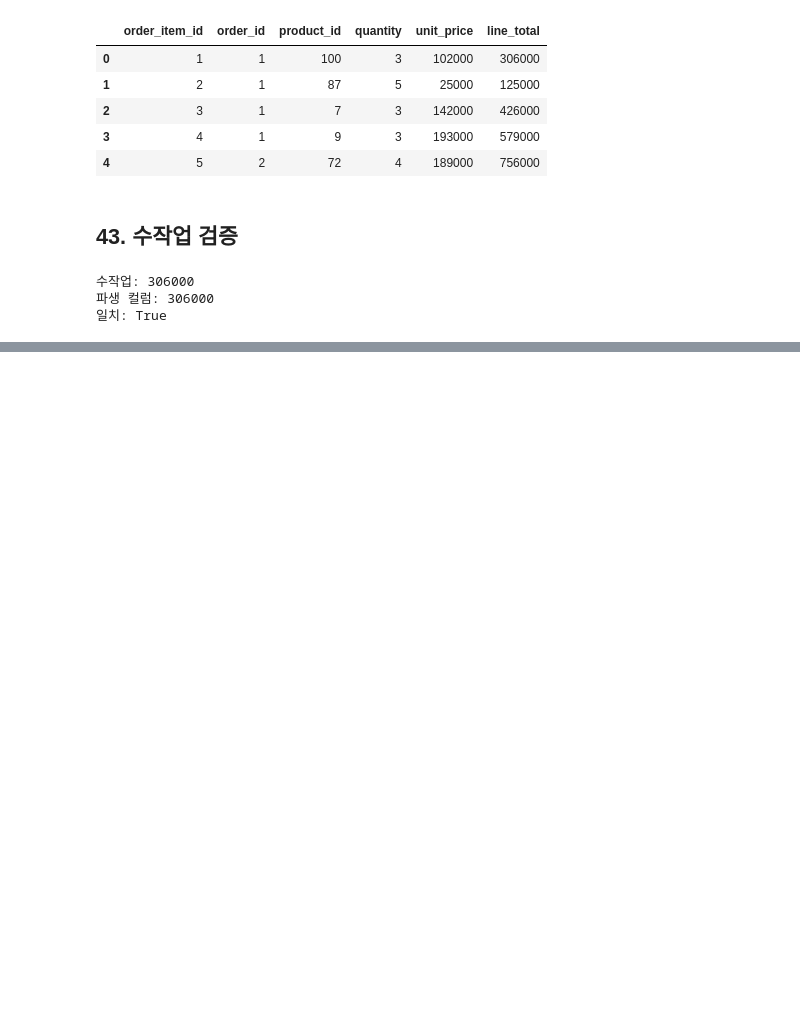
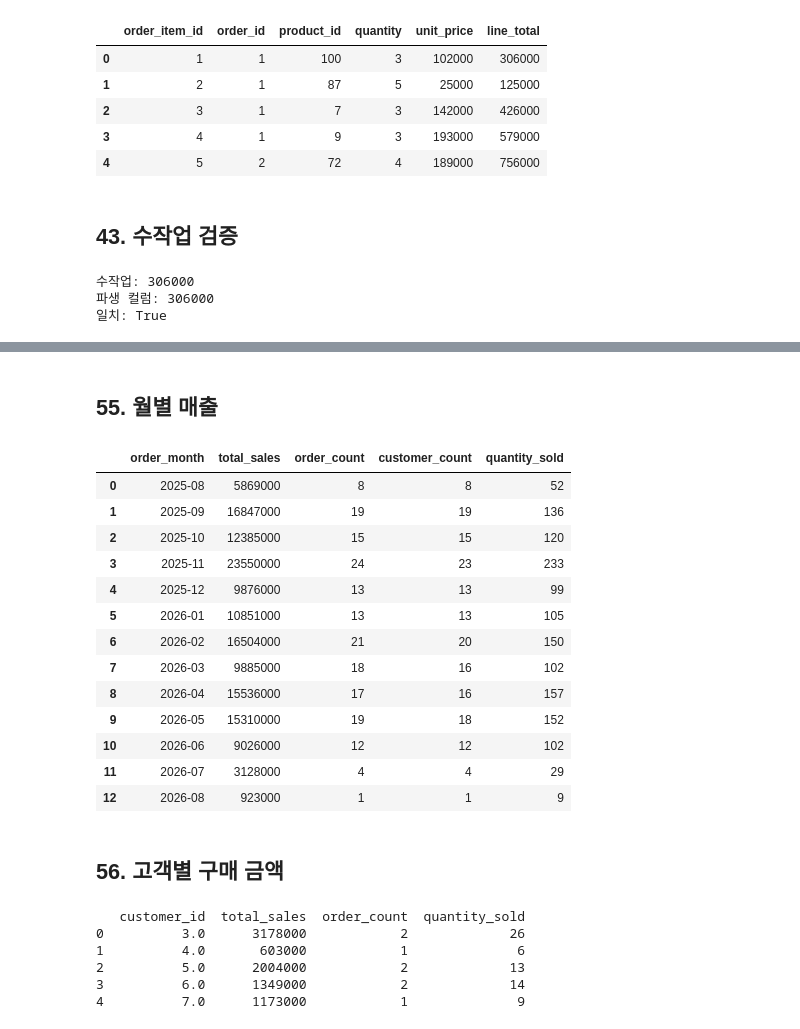
Before and after one commit to sangjae-lee97/data-analysis-course, a Jupyter notebook: notebooks/ch04_pandas_basic.ipynb, the cells around one changed output, grey strips where cells are left out. Saved outputs shown, nothing was run; the diff lists cells and outputs as text; code cells hidden in the pictures; blank space fills up the shorter version.

```diff
--- a/notebooks/ch04_pandas_basic.ipynb
+++ b/notebooks/ch04_pandas_basic.ipynb
@@ -300,0 +649,44 @@ print("일치:", expected == actual)
+# %% [markdown]
+## 55. 월별 매출
+# %%
+
+monthly_sales = (
+
+    completed_items
+
+    .groupby("order_month", as_index=False)
+
+    .agg(
+
+        total_sales=("line_total", "sum"),
+
+        order_count=("order_id", "nunique"),
+
+        customer_count=("customer_id", "nunique"),
+
+        quantity_sold=("quantity", "sum"),
+
+    )
+
+    .sort_values("order_month")
+
+)
+
+display(monthly_sales)
+# %% [output]
+|  | order_month | total_sales | order_count | customer_count | quantity_sold |
+| 0 | 2025-08 | 5869000 | 8 | 8 | 52 |
+| 1 | 2025-09 | 16847000 | 19 | 19 | 136 |
+| 2 | 2025-10 | 12385000 | 15 | 15 | 120 |
+| 3 | 2025-11 | 23550000 | 24 | 23 | 233 |
+| 4 | 2025-12 | 9876000 | 13 | 13 | 99 |
+| 5 | 2026-01 | 10851000 | 13 | 13 | 105 |
+| 6 | 2026-02 | 16504000 | 21 | 20 | 150 |
+| 7 | 2026-03 | 9885000 | 18 | 16 | 102 |
+| 8 | 2026-04 | 15536000 | 17 | 16 | 157 |
+| 9 | 2026-05 | 15310000 | 19 | 18 | 152 |
+| 10 | 2026-06 | 9026000 | 12 | 12 | 102 |
+| 11 | 2026-07 | 3128000 | 4 | 4 | 29 |
+| 12 | 2026-08 | 923000 | 1 | 1 | 9 |
+# %% [markdown]
+## 56. 고객별 구매 금액
@@ -300,0 +703,9 @@ print("일치:", expected == actual)
+# %%
+print(customer_sales.head())
+# %% [output]
+   customer_id  total_sales  order_count  quantity_sold
+0          3.0      3178000            2             26
+1          4.0       603000            1              6
+2          5.0      2004000            2             13
+3          6.0      1349000            2             14
+4          7.0      1173000            1              9
```
Also changed, not shown: parts of 51 cells of this notebook, 4 other files.
